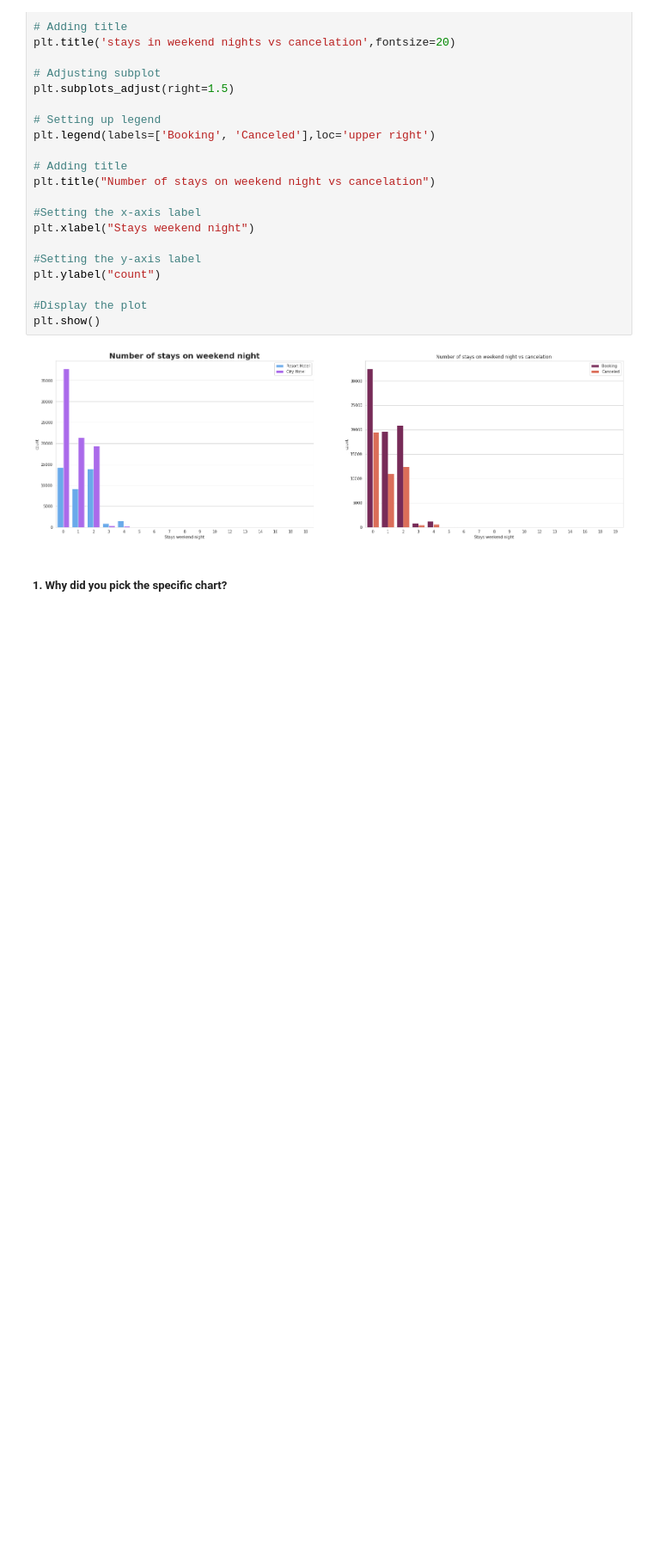
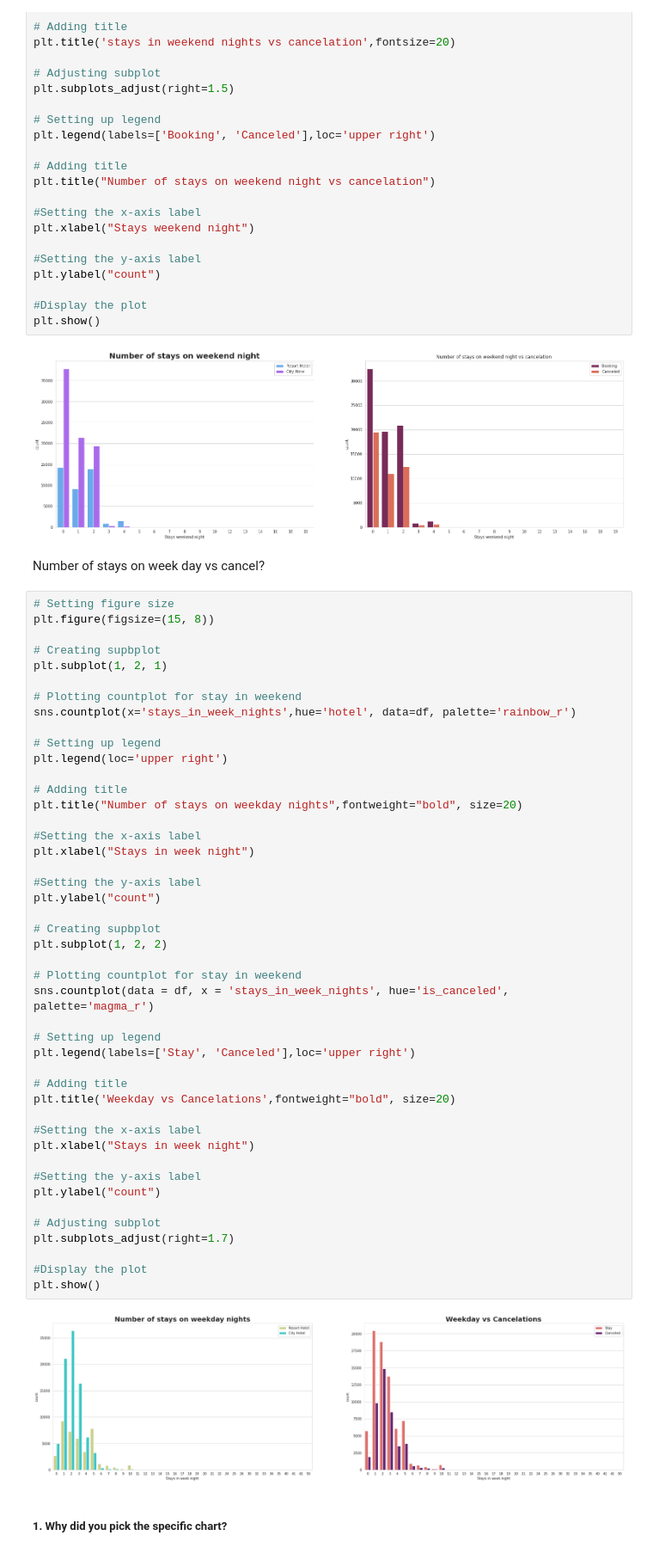
Before and after one commit to ansarshaikh95/EDA-Hotel-booking-analysis, a Jupyter notebook: EDA_Hotel_booking_Analysis.ipynb, the cells around one changed output. Shown at 86% size. Cells and saved outputs as stored; diff of their text form; blank space fills up the shorter version.

```diff
--- a/EDA_Hotel_booking_Analysis.ipynb
+++ b/EDA_Hotel_booking_Analysis.ipynb
@@ -1104,6 +1079,55 @@ plt.ylabel("count")
 plt.show()
 # %% [output]
 [figure]
+# %% [markdown]
+Number of stays on week day vs cancel?
+# %%
+# Setting figure size
+plt.figure(figsize=(15, 8))
+
+# Creating supbplot
+plt.subplot(1, 2, 1)
+
+# Plotting countplot for stay in weekend
+sns.countplot(x='stays_in_week_nights',hue='hotel', data=df, palette='rainbow_r')
+
+# Setting up legend
+plt.legend(loc='upper right')
+
+# Adding title
+plt.title("Number of stays on weekday nights",fontweight="bold", size=20)
+
+#Setting the x-axis label
+plt.xlabel("Stays in week night")
+
+#Setting the y-axis label
+plt.ylabel("count")
+
+# Creating supbplot
+plt.subplot(1, 2, 2)
+
+# Plotting countplot for stay in weekend
+sns.countplot(data = df, x = 'stays_in_week_nights', hue='is_canceled', palette='magma_r')
+
+# Setting up legend
+plt.legend(labels=['Stay', 'Canceled'],loc='upper right')
+
+# Adding title
+plt.title('Weekday vs Cancelations',fontweight="bold", size=20)
+
+#Setting the x-axis label
+plt.xlabel("Stays in week night")
+
+#Setting the y-axis label
+plt.ylabel("count")
+
+# Adjusting subplot
+plt.subplots_adjust(right=1.7)
+
+#Display the plot
+plt.show()
+# %% [output]
+[figure, added]
 # %% [markdown]
 ##### 1. Why did you pick the specific chart?
 # %% [markdown]
```
Also changed, not shown: parts of 20 cells of this notebook.
